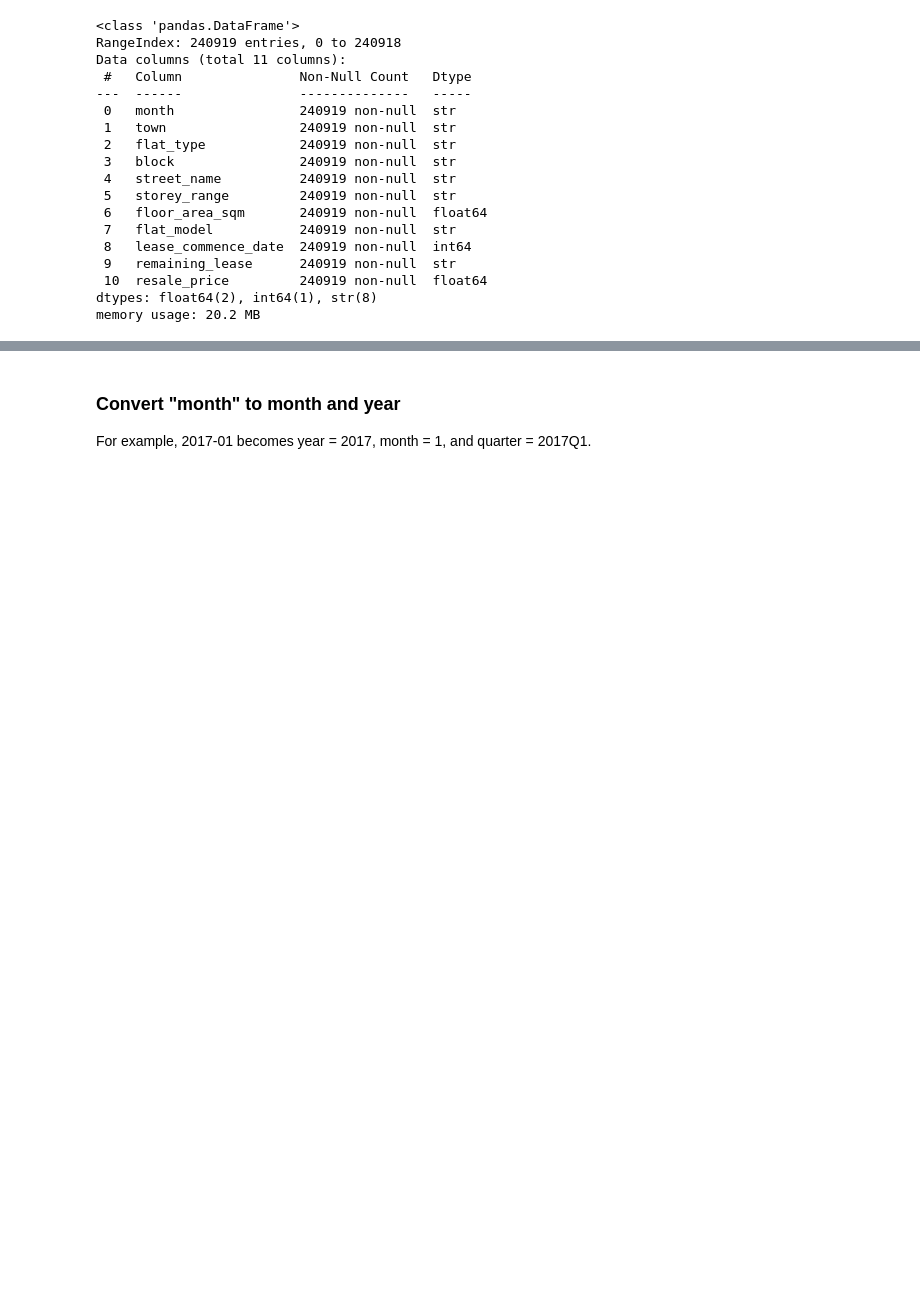
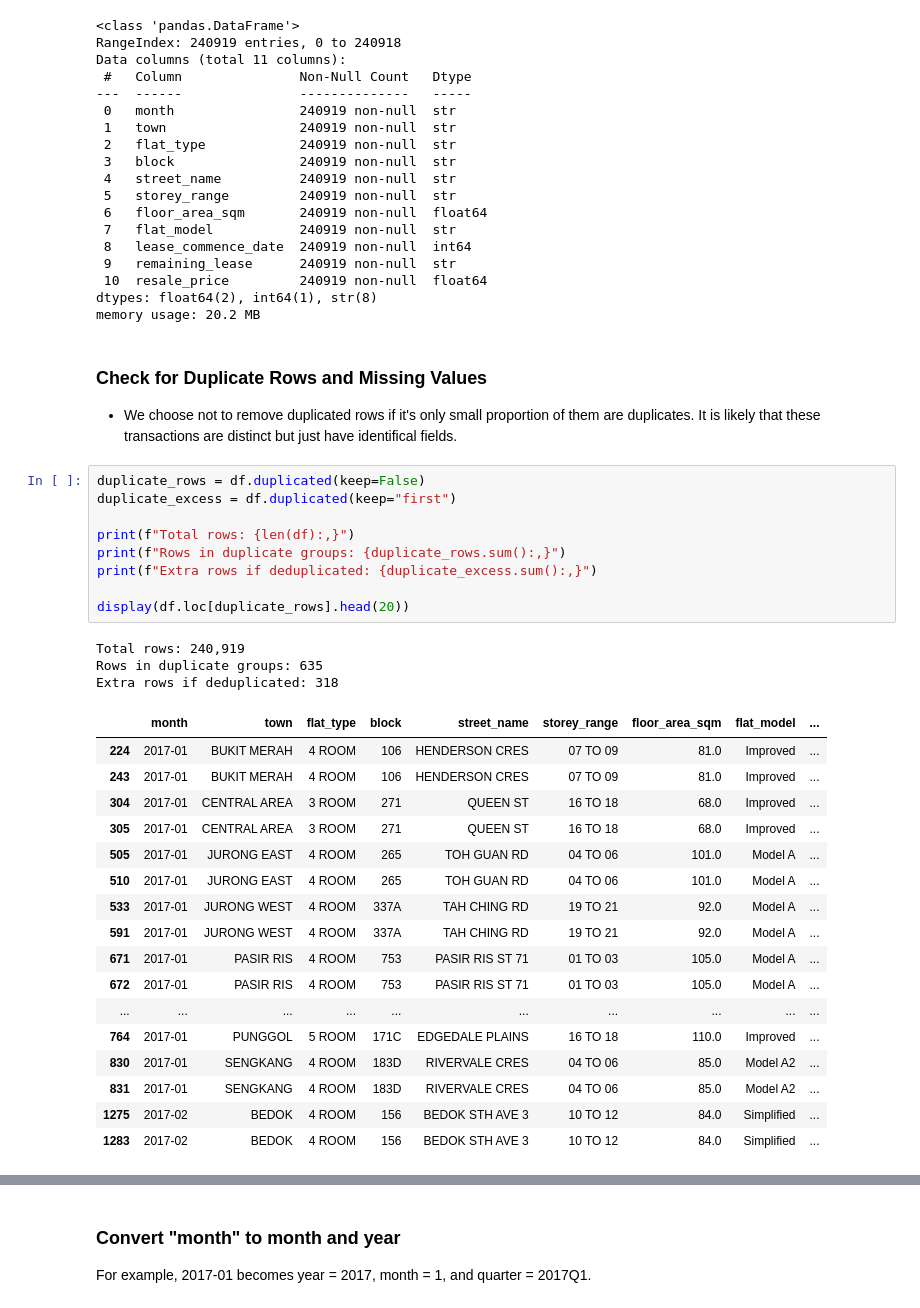
Before and after one commit to lexybran0217-lab/stats-project, a Jupyter notebook: data-preprocessing-Jeff/Data Preprocessing_Jeff.ipynb, the cells around one changed output, grey strips where cells are left out. Saved outputs shown, nothing was run; the diff lists cells and outputs as text; blank space fills up the shorter version.

```diff
--- a/data-preprocessing-Jeff/Data Preprocessing_Jeff.ipynb
+++ b/data-preprocessing-Jeff/Data Preprocessing_Jeff.ipynb
@@ -34,3 +34,37 @@ Data columns (total 11 columns):
  10  resale_price         240919 non-null  float64
 dtypes: float64(2), int64(1), str(8)
 memory usage: 20.2 MB
+# %% [markdown]
+### Check for Duplicate Rows and Missing Values
+
+- We choose not to remove duplicated rows if it's only small proportion of them are duplicates. It is likely that these transactions are distinct but just have identifical fields.
+# %%
+duplicate_rows = df.duplicated(keep=False)
+duplicate_excess = df.duplicated(keep="first")
+
+print(f"Total rows: {len(df):,}")
+print(f"Rows in duplicate groups: {duplicate_rows.sum():,}")
+print(f"Extra rows if deduplicated: {duplicate_excess.sum():,}")
+
+display(df.loc[duplicate_rows].head(20))
+# %% [output]
+Total rows: 240,919
+Rows in duplicate groups: 635
+Extra rows if deduplicated: 318
+|  | month | town | flat_type | block | street_name | storey_range | floor_area_sqm | flat_model | ... |
+| 224 | 2017-01 | BUKIT MERAH | 4 ROOM | 106 | HENDERSON CRES | 07 TO 09 | 81.0 | Improved | ... |
+| 243 | 2017-01 | BUKIT MERAH | 4 ROOM | 106 | HENDERSON CRES | 07 TO 09 | 81.0 | Improved | ... |
+| 304 | 2017-01 | CENTRAL AREA | 3 ROOM | 271 | QUEEN ST | 16 TO 18 | 68.0 | Improved | ... |
+| 305 | 2017-01 | CENTRAL AREA | 3 ROOM | 271 | QUEEN ST | 16 TO 18 | 68.0 | Improved | ... |
+| 505 | 2017-01 | JURONG EAST | 4 ROOM | 265 | TOH GUAN RD | 04 TO 06 | 101.0 | Model A | ... |
+| 510 | 2017-01 | JURONG EAST | 4 ROOM | 265 | TOH GUAN RD | 04 TO 06 | 101.0 | Model A | ... |
+| 533 | 2017-01 | JURONG WEST | 4 ROOM | 337A | TAH CHING RD | 19 TO 21 | 92.0 | Model A | ... |
+| 591 | 2017-01 | JURONG WEST | 4 ROOM | 337A | TAH CHING RD | 19 TO 21 | 92.0 | Model A | ... |
+| 671 | 2017-01 | PASIR RIS | 4 ROOM | 753 | PASIR RIS ST 71 | 01 TO 03 | 105.0 | Model A | ... |
+| 672 | 2017-01 | PASIR RIS | 4 ROOM | 753 | PASIR RIS ST 71 | 01 TO 03 | 105.0 | Model A | ... |
+| ... | ... | ... | ... | ... | ... | ... | ... | ... | ... |
+| 764 | 2017-01 | PUNGGOL | 5 ROOM | 171C | EDGEDALE PLAINS | 16 TO 18 | 110.0 | Improved | ... |
+| 830 | 2017-01 | SENGKANG | 4 ROOM | 183D | RIVERVALE CRES | 04 TO 06 | 85.0 | Model A2 | ... |
+| 831 | 2017-01 | SENGKANG | 4 ROOM | 183D | RIVERVALE CRES | 04 TO 06 | 85.0 | Model A2 | ... |
+| 1275 | 2017-02 | BEDOK | 4 ROOM | 156 | BEDOK STH AVE 3 | 10 TO 12 | 84.0 | Simplified | ... |
+| 1283 | 2017-02 | BEDOK | 4 ROOM | 156 | BEDOK STH AVE 3 | 10 TO 12 | 84.0 | Simplified | ... |
```
Also changed, not shown: parts of 16 cells of this notebook.
